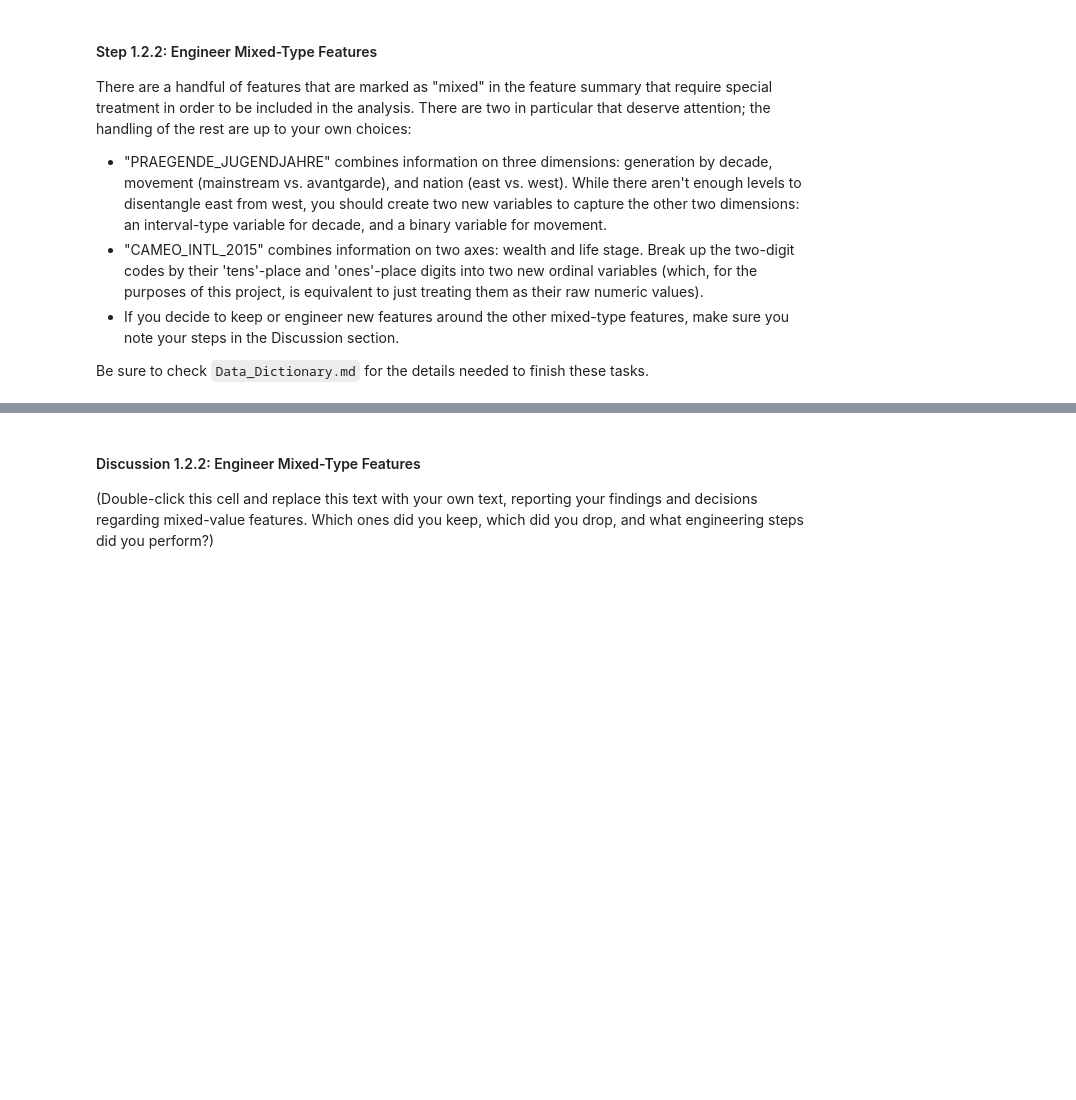
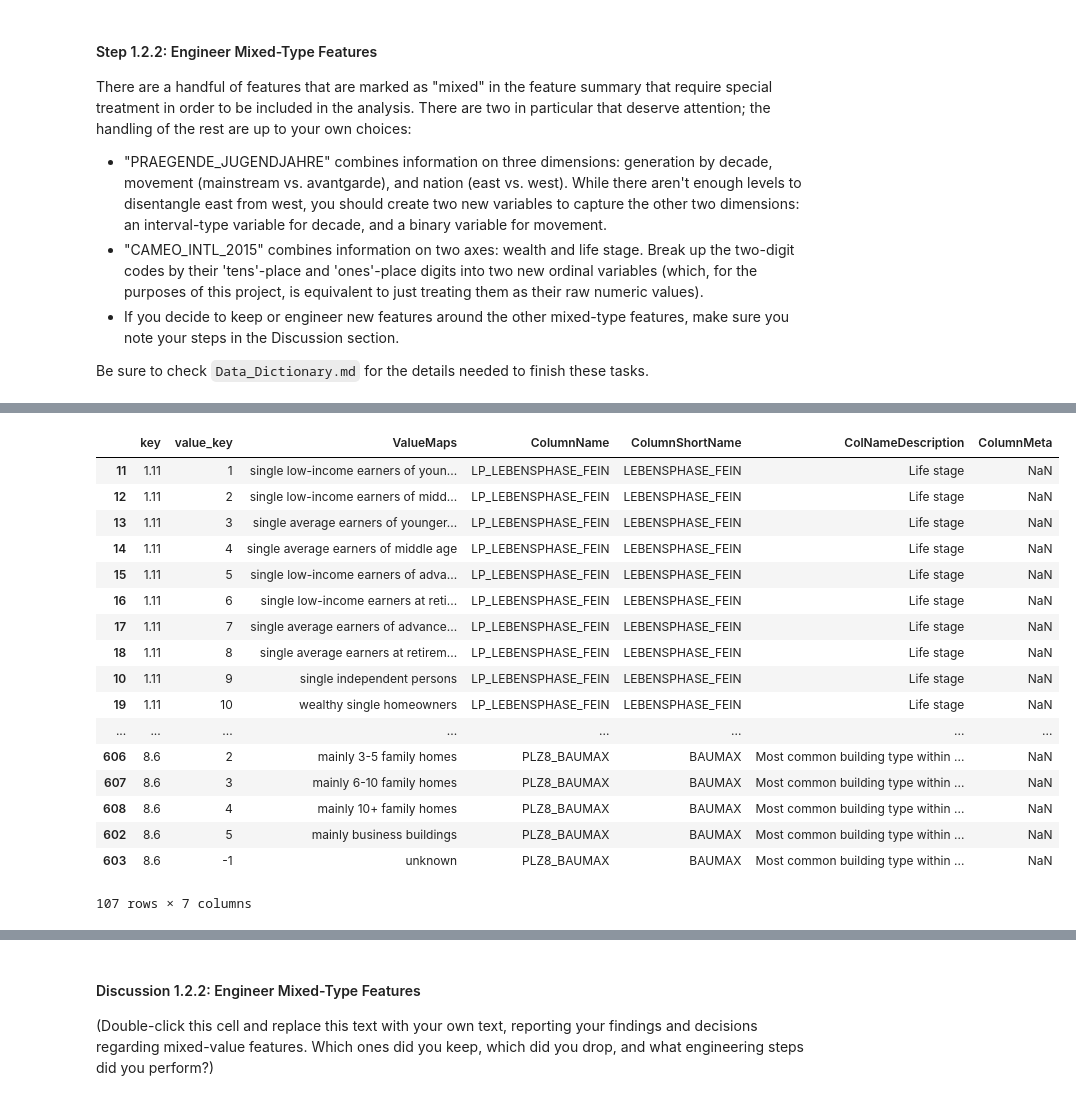
Before and after one commit to samlexrod/identifying_customer_segments, a Jupyter notebook: Identify_Customer_Segments.ipynb, the cells around one changed output, grey strips where cells are left out. Drawn from its saved outputs; the diff is of its cells as text; code cells hidden in the pictures; blank space fills up the shorter version.

```diff
--- a/Identify_Customer_Segments.ipynb
+++ b/Identify_Customer_Segments.ipynb
@@ -975,3 +952,0 @@ print(reencode_list_not)
-# %%
-pd.options.display.max_columns = 100
-pd.options.display.max_rows = 100
@@ -1038 +1062,22 @@ Be sure to check `Data_Dictionary.md` for the details needed to finish these tas
+# %%
+data_dict_view.loc[data_dict_view.key.isin(data_dict_coldesc.query("type == 'mixed'").key), :].sort_values(['key', 'value_key'])
+# %% [output]
+|  | key | value_key | ValueMaps | ColumnName | ColumnShortName | ColNameDescription | ColumnMeta |
+| 11 | 1.11 | 1 | single low-income earners of youn... | LP_LEBENSPHASE_FEIN | LEBENSPHASE_FEIN | Life stage | NaN |
+| 12 | 1.11 | 2 | single low-income earners of midd... | LP_LEBENSPHASE_FEIN | LEBENSPHASE_FEIN | Life stage | NaN |
+| 13 | 1.11 | 3 | single average earners of younger... | LP_LEBENSPHASE_FEIN | LEBENSPHASE_FEIN | Life stage | NaN |
+| 14 | 1.11 | 4 | single average earners of middle age | LP_LEBENSPHASE_FEIN | LEBENSPHASE_FEIN | Life stage | NaN |
+| 15 | 1.11 | 5 | single low-income earners of adva... | LP_LEBENSPHASE_FEIN | LEBENSPHASE_FEIN | Life stage | NaN |
+| 16 | 1.11 | 6 | single low-income earners at reti... | LP_LEBENSPHASE_FEIN | LEBENSPHASE_FEIN | Life stage | NaN |
+| 17 | 1.11 | 7 | single average earners of advance... | LP_LEBENSPHASE_FEIN | LEBENSPHASE_FEIN | Life stage | NaN |
+| 18 | 1.11 | 8 | single average earners at retirem... | LP_LEBENSPHASE_FEIN | LEBENSPHASE_FEIN | Life stage | NaN |
+| 10 | 1.11 | 9 | single independent persons | LP_LEBENSPHASE_FEIN | LEBENSPHASE_FEIN | Life stage | NaN |
+| 19 | 1.11 | 10 | wealthy single homeowners | LP_LEBENSPHASE_FEIN | LEBENSPHASE_FEIN | Life stage | NaN |
+| ... | ... | ... | ... | ... | ... | ... | ... |
+| 606 | 8.6 | 2 | mainly 3-5 family homes | PLZ8_BAUMAX | BAUMAX | Most common building type within ... | NaN |
+| 607 | 8.6 | 3 | mainly 6-10 family homes | PLZ8_BAUMAX | BAUMAX | Most common building type within ... | NaN |
+| 608 | 8.6 | 4 | mainly 10+ family homes | PLZ8_BAUMAX | BAUMAX | Most common building type within ... | NaN |
+| 602 | 8.6 | 5 | mainly business buildings | PLZ8_BAUMAX | BAUMAX | Most common building type within ... | NaN |
+| 603 | 8.6 | -1 | unknown | PLZ8_BAUMAX | BAUMAX | Most common building type within ... | NaN |
+107 rows × 7 columns
 # %%
```
Also changed, not shown: parts of 21 cells of this notebook.
